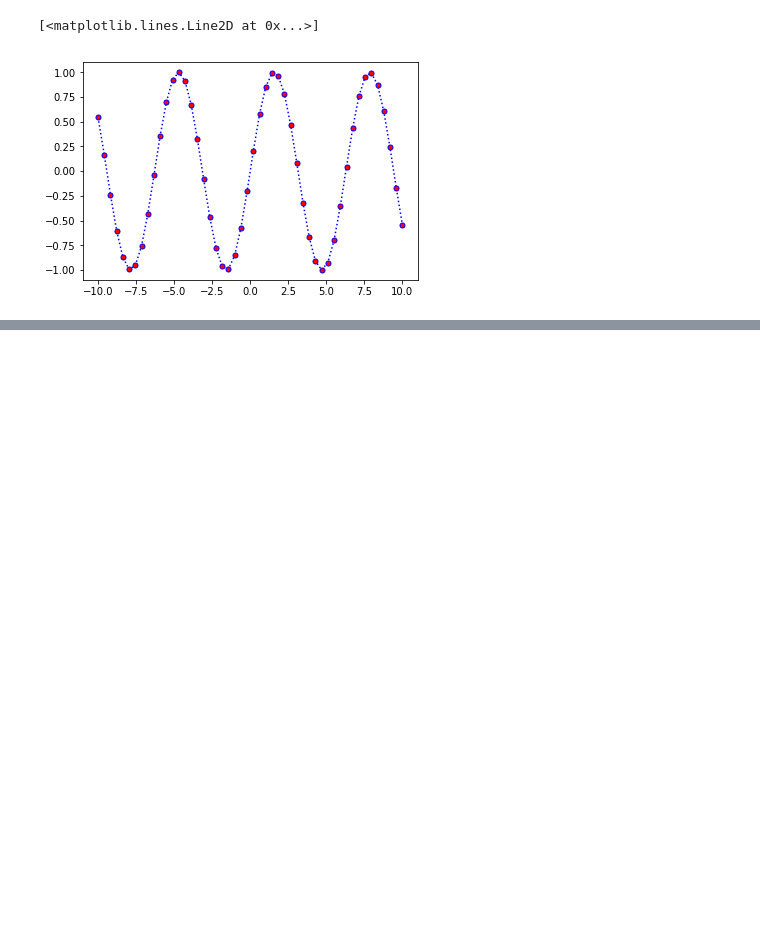
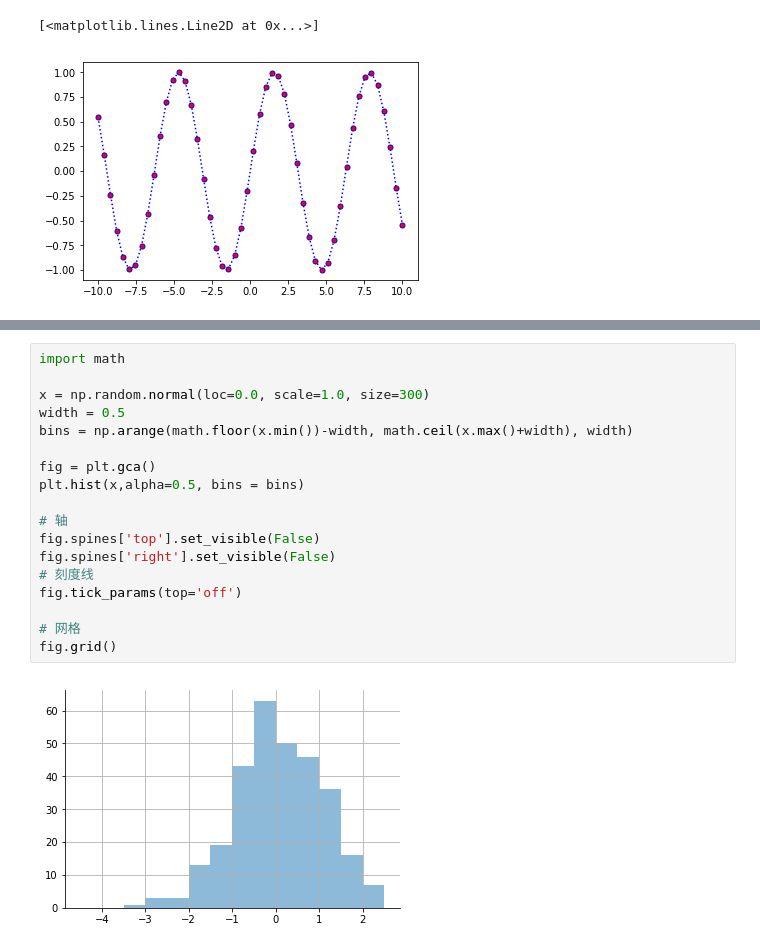
Before and after one commit to stevenGuo1995/learn_python, a Jupyter notebook: 07_可视化库/7.1_Matplotlib/01_概述.ipynb, the cells around one changed output, grey strips where cells are left out. Cells and saved outputs as stored; diff of their text form; blank space fills up the shorter version.

```diff
--- a/07_可视化库/7.1_Matplotlib/01_概述.ipynb
+++ b/07_可视化库/7.1_Matplotlib/01_概述.ipynb
@@ -74,0 +89,20 @@ plt.plot(x, y, color='b', linestyle=':',marker='o',markerfacecolor='r', markersi
+# %%
+import math
+
+x = np.random.normal(loc=0.0, scale=1.0, size=300)
+width = 0.5
+bins = np.arange(math.floor(x.min())-width, math.ceil(x.max()+width), width)
+
+fig = plt.gca()
+plt.hist(x,alpha=0.5, bins = bins)
+
+# 轴
+fig.spines['top'].set_visible(False)
+fig.spines['right'].set_visible(False)
+# 刻度线
+fig.tick_params(top='off')
+
+# 网格
+fig.grid()
+# %% [output]
+[figure, added]
```
Also changed, not shown: parts of 3 cells of this notebook, 10 other files.
